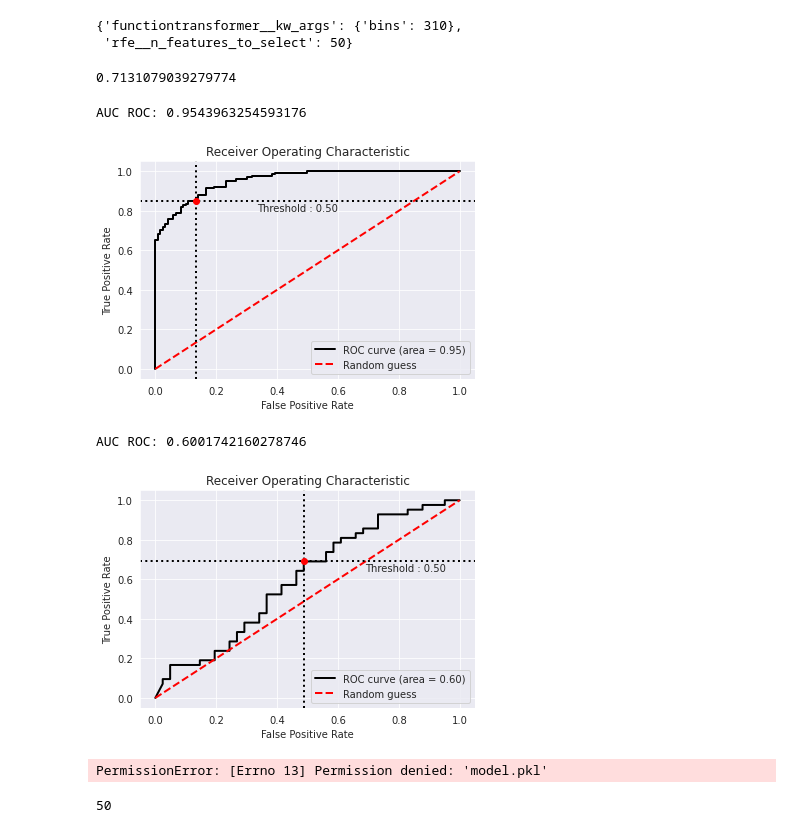
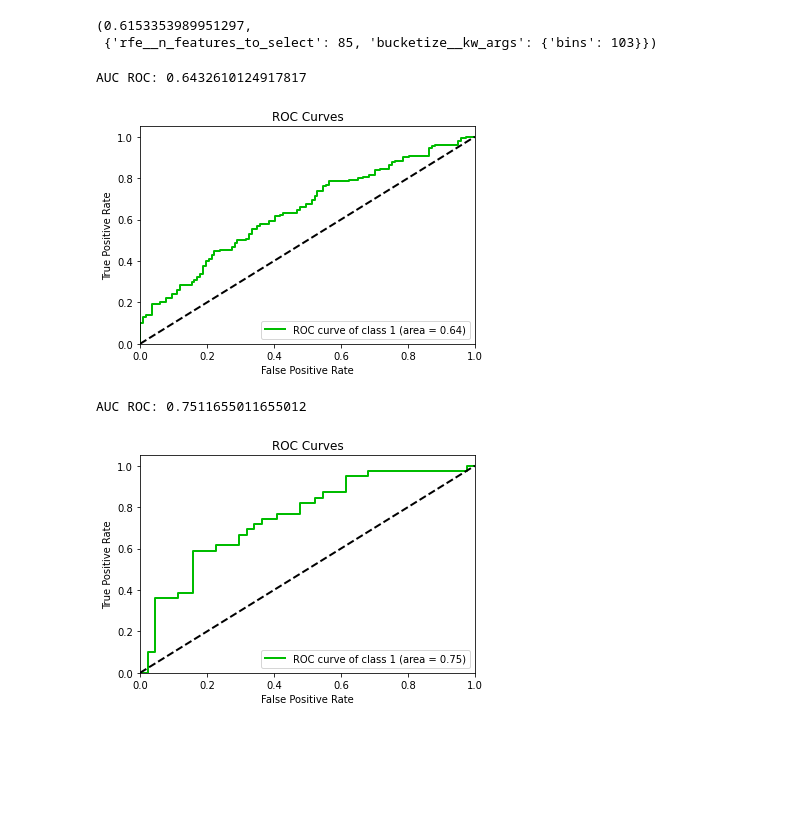
Before and after one commit to ModelOriented/AI-strategies-papers-regulations-monitoring, a Jupyter notebook: notebooks/sg/0801 Traninig histograms models.ipynb, the cells around one changed output. Drawn from its saved outputs; the diff is of its cells as text; code cells hidden in the pictures; blank space fills up the shorter version.

Commit message:
Separated model training modules

```diff
--- a/notebooks/sg/0801 Traninig histograms models.ipynb
+++ b/notebooks/sg/0801 Traninig histograms models.ipynb
@@ -205,0 +68,8 @@ dict_keys(['memory', 'steps', 'functiontransformer', 'variancethreshold', 'rfe',
+# %%
+buckets_num = 250
+
+model3 =  document_level_similarity_search.model_with_normalization_rfe
+model3.set_params(bucketize__kw_args = {'bins': buckets_num})
+model3.fit(X_train, y_train)
+y_pred = model3.predict_proba(X_train)[:, 1]
+evaluate(y_pred, y_train)
@@ -206,13 +79,13 @@ dict_keys(['memory', 'steps', 'functiontransformer', 'variancethreshold', 'rfe',
 # %%
 param_grid = {
     "rfe__n_features_to_select": list(range(10,101,5)),
-    "functiontransformer__kw_args":[{"bins":int(n)} for n in np.linspace(10,400,num=40)]
+    "bucketize__kw_args":[{"bins":int(n)} for n in np.linspace(50,400,num=40)]
 }
 # %%
 from sklearn.model_selection import GridSearchCV, RandomizedSearchCV
 
 
-cv = GridSearchCV(model, param_grid, scoring="roc_auc",n_jobs=-1, verbose=1)
+cv = RandomizedSearchCV(model3, param_grid, scoring="roc_auc",n_jobs=-1, verbose=1)
 # %%
 cv.fit(X_train, y_train)
 # %% [output]
@@ -239,9 +105,0 @@ GridSearchCV(cv='warn', error_score='raise-deprecating',
-# %%
-cv.best_params_
-# %% [output]
-{'functiontransformer__kw_args': {'bins': 310},
- 'rfe__n_features_to_select': 50}
-# %%
-cv.best_score_
-# %% [output]
-0.7131079039279774
@@ -250,12 +106,18 @@ model = cv.best_estimator_
+# %%
+best_model = cv.best_estimator_
+cv.best_score_, cv.best_params_
+# %% [output]
+(0.6153353989951297,
+ {'rfe__n_features_to_select': 85, 'bucketize__kw_args': {'bins': 103}})
 # %%
-y_pred = model.predict_proba(X_train)[:, 1]
+y_pred = best_model.predict_proba(X_train)[:, 1]
 evaluate(y_pred, y_train)
 # %% [output]
-AUC ROC: 0.9543963254593176
+AUC ROC: 0.6432610124917817
-[figure, old version]
+[figure, new version]
 # %%
-y_pred = model.predict_proba(X_test)[:, 1]
+y_pred = best_model.predict_proba(X_test)[:, 1]
 evaluate(y_pred, y_test)
 # %% [output]
-AUC ROC: 0.6001742160278746
+AUC ROC: 0.7511655011655012
-[figure, old version]
+[figure, new version]
@@ -264,8 +123,0 @@ import joblib
-# %%
-joblib.dump(cv.best_estimator_, "model.pkl")
-# %% [output]
-PermissionError: [Errno 13] Permission denied: 'model.pkl'
-# %%
-sum(model.steps[-2][1].get_support())
-# %% [output]
-50
```
Also changed, not shown: parts of 40 cells of this notebook, 5 other files.
